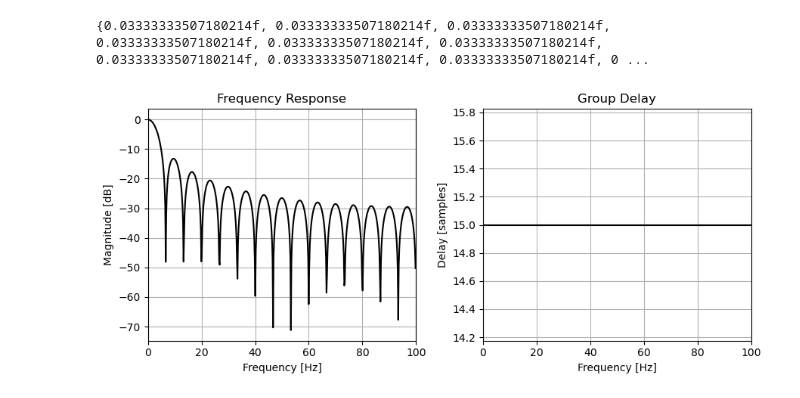
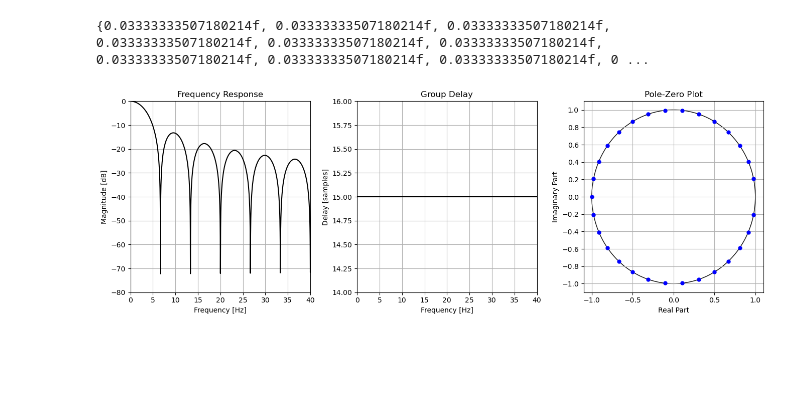
Before and after one commit to bryanmcelvy/microHeartMonitor, a Jupyter notebook: tools/filter_design/qrs_filt_design.ipynb, the cells around one changed output. Cells and saved outputs as stored; diff of their text form; code cells hidden in the pictures; blank space fills up the shorter version.

```diff
--- a/tools/filter_design/qrs_filt_design.ipynb
+++ b/tools/filter_design/qrs_filt_design.ipynb
@@ -182,7 +192,18 @@ for n in b_ma:
 print("};", end='')
 # %% [output]
 {0.03333333507180214f, 0.03333333507180214f, 0.03333333507180214f, 0.03333333507180214f, 0.03333333507180214f, 0.03333333507180214f, 0.03333333507180214f, 0.03333333507180214f, 0.03333333507180214f, 0 ...
-# %%
-plot_freq_domain(b_ma, a_ma, fs=fs, in_dB=True)
-# %% [output]
-[figure, removed]
+# %%
+fig_der, axs_der = plt.subplots(1, 3, tight_layout=True, figsize=[13.5, 4.75])
+
+plot_freq_domain(b_ma, a_ma, fs=fs, in_dB=True, ax1=axs_der[0], ax2=axs_der[1])
+plot_pole_zero(b_ma, a_ma, ax=axs_der[2])
+
+for n in range(2):
+    plt.sca(axs_der[n])
+
+    plt.xlim([0, 40])
+    plt.xticks(np.arange(0, 41, 5))
+
+    plt.ylim([-80, 0] if n == 0 else [14, 16])
+# %% [output]
+[figure, added]
```
Also changed, not shown: parts of 4 cells of this notebook.
